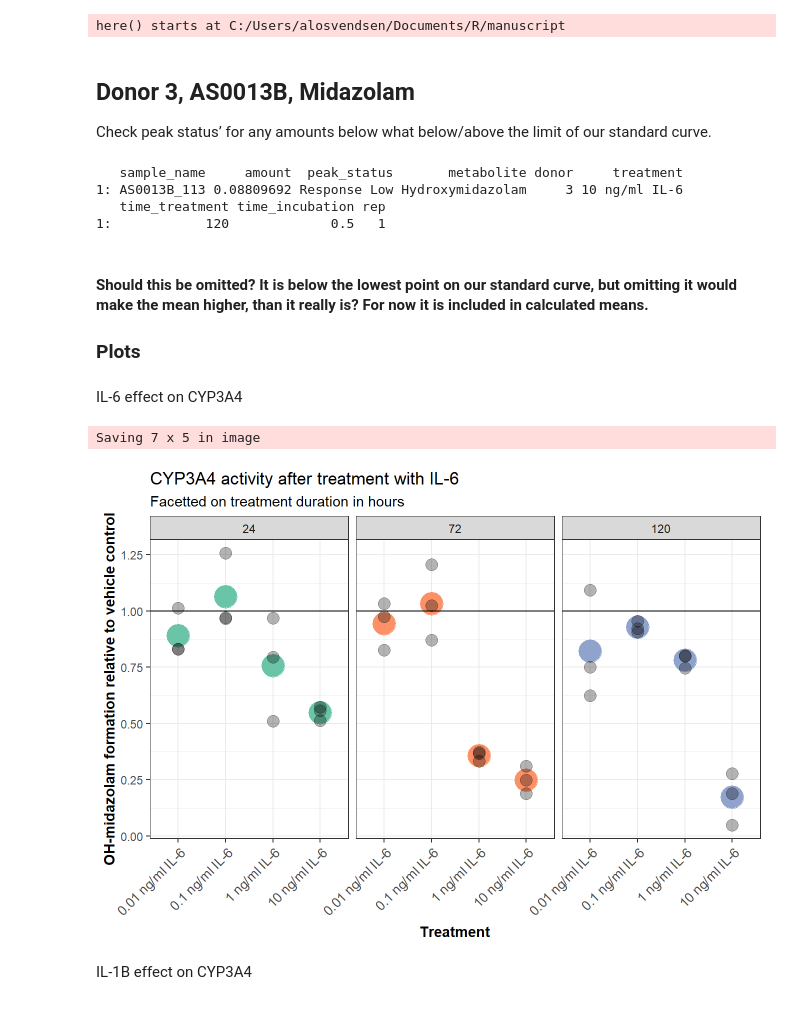
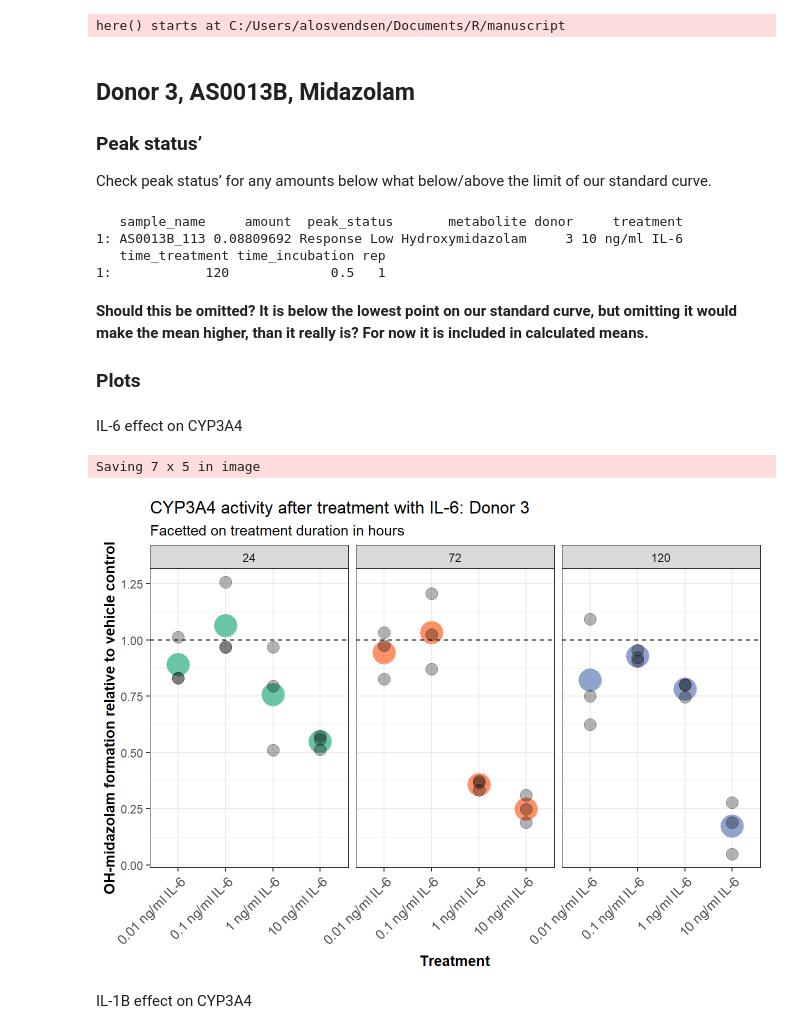
Before and after one commit to andreasludvig/manuscript, a Jupyter notebook: notebooks/LCMS/LCMS.embed.ipynb, the cells around one changed output. Cells and saved outputs as stored; diff of their text form; code cells hidden in the pictures.

```diff
--- a/notebooks/LCMS/LCMS.embed.ipynb
+++ b/notebooks/LCMS/LCMS.embed.ipynb
@@ -15,6 +11,8 @@ here() starts at C:/Users/alosvendsen/Documents/R/manuscript
 # %% [markdown]
 ## Donor 3, AS0013B, Midazolam
 
+### Peak status’
+
 Check peak status’ for any amounts below what below/above the limit of our standard curve.
 # %%
 # Load data
@@ -28,7 +26,7 @@ donor_3_peak_status
    time_treatment time_incubation rep
 1:            120             0.5   1
 # %% [markdown]
-#### Should this be omitted? It is below the lowest point on our standard curve, but omitting it would make the mean higher, than it really is? For now it is included in calculated means.
+**Should this be omitted? It is below the lowest point on our standard curve, but omitting it would make the mean higher, than it really is? For now it is included in calculated means.**
 
 ### **Plots**
 # %%
@@ -80,38 +78,38 @@ act_3A4_IL_6_AS0013 <-
              size = 4,
              alpha = 0.3
              ) +
-  geom_hline(yintercept = 1) +
+  geom_hline(yintercept = 1, linetype = "dashed") +
   scale_y_continuous(
     name = "OH-midazolam formation relative to vehicle control",
-    breaks = seq(from = 0, to = 1.5, by= 0.25)
+    breaks = seq(from = 0, to = 3, by= 0.25)
     ) +
   facet_wrap(
     facets = vars(factor(time_treatment))
     ) +
   theme_bw() +
   xlab("Treatment") +
-  ggtitle("CYP3A4 activity after treatment with IL-6",
+  ggtitle("CYP3A4 activity after treatment with IL-6: Donor 3",
           subtitle = "Facetted on treatment duration in hours"
           ) +
   ylab("Metabolite formation relative to vehicle control") +
   theme(axis.text.x = element_text(size = 10, angle = 45, hjust = 1),
         axis.title.x = element_text(hjust = 0.5, vjust = 0, face = "bold"),
         axis.title.y = element_text(face = "bold"),
         legend.position = "none"
         )
 
 
 act_3A4_IL_6_AS0013
 
 ggsave(
   plot = last_plot(),
   filename = "3A4_IL_6_AS0013.png",
   device = "png",
   path = here("notebooks/LCMS/output")
   )
 # %% [output]
 Saving 7 x 5 in image
-[figure, old version]
+[figure, new version]
 # %% [markdown]
 IL-1B effect on CYP3A4
 # %%
```
Also changed, not shown: parts of 9 cells of this notebook, 19 other files.
